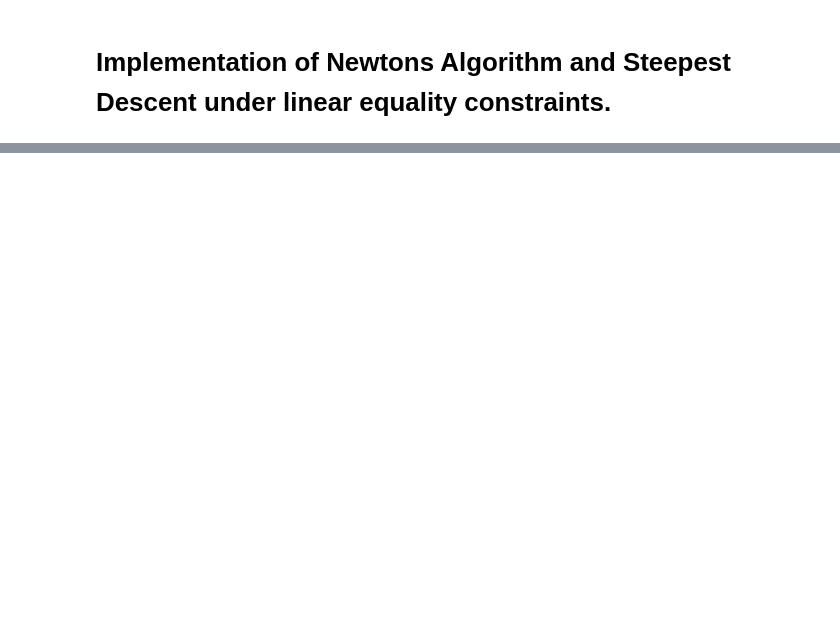
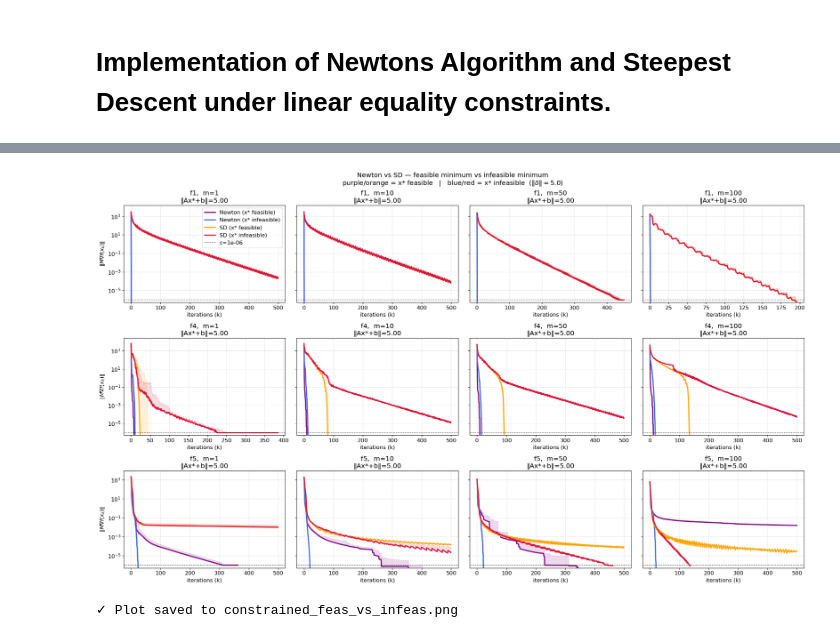
Before and after one commit to rohde01/numerical-optimization, a Jupyter notebook: Handin5/assignment.ipynb, the cells around one changed output, grey strips where cells are left out. Saved outputs shown, nothing was run; the diff lists cells and outputs as text; code cells hidden in the pictures; blank space fills up the shorter version.

```diff
--- a/Handin5/assignment.ipynb
+++ b/Handin5/assignment.ipynb
@@ -200,3 +396,68 @@ def check_feasibility(points, A, b, tol=1e-8):
+# %%
+
+# ── Comparison plot: feasible vs infeasible minimum ─────────────────────────
+#
+# Colour scheme:
+#   Newton feasible  → purple    SD feasible  → orange
+#   Newton infeasible→ blue      SD infeasible→ red
+
+plt.rcParams.update({'font.size': 12})
+
+func_names = ["f1", "f4", "f5"]
+style = {
+    ("Newton", "feas"):   dict(color="purple", ls="-",  lw=2.5, label="Newton (x* feasible)"),
+    ("Newton", "infeas"): dict(color="royalblue",  ls="-",  lw=2.5, label="Newton (x* infeasible)"),
+    ("SD",     "feas"):   dict(color="orange", ls="-",  lw=2.5, label="SD (x* feasible)"),
+    ("SD",     "infeas"): dict(color="crimson",    ls="-",  lw=2.5, label="SD (x* infeasible)"),
+}
+
+fig, axes = plt.subplots(3, 4, figsize=(22, 13), sharey='row')
+fig.suptitle(
+    "Newton vs SD — feasible minimum vs infeasible minimum\n"
+    r"purple/orange = x* feasible   |   blue/red = x* infeasible  ($\|\delta\|=$"
+    f"{SHIFT})",
+)
+
+for row, func_name in enumerate(func_names):
+    for col, m in enumerate(M_VALUES):
+        ax = axes[row, col]
+
+        for opt_name in ["Newton", "SD"]:
+            for tag, res_dict in [("feas", results_feas), ("infeas", results_infeas)]:
+                runs = res_dict[func_name][m][opt_name]
+                if not runs:
+                    continue
+                stats = aggregate_grad_norms(runs)
+                kw = style[(opt_name, tag)]
+                ax.semilogy(stats['steps'], stats['median'],
+                            color=kw['color'], linestyle=kw['ls'],
+                            linewidth=kw['lw'],
+                            label=kw['label'] if (row == 0 and col == 0) else '_nolegend_')
+                ax.fill_between(stats['steps'], stats['median'], stats['p75'],
+                                color=kw['color'], alpha=0.15, label='_nolegend_')
+
+        # annotate how far x_star is from the constraint set
+        infeas_val = infeas_log.get((func_name, m), 0.0)
+        ax.set_title(f'{func_name},  m={m}\n‖Ax*+b‖={infeas_val:.2f}')
+
+        ax.axhline(y=EPSILON, color='black', linestyle=':', linewidth=1.2,
+                   label=f'ε={EPSILON:.0e}' if (row == 0 and col == 0) else '_nolegend_')
+        ax.set_ylim(bottom=EPSILON * 0.5)
+        ax.set_xlabel('iterations (k)')
+        ax.grid(True, alpha=0.3)
+
+        if col == 0:
+            ax.set_ylabel(r'$\|M \nabla f(x_k)\|$')
+        if row == 0 and col == 0:
+            ax.legend(loc='upper right')
+
+plt.tight_layout()
+plt.savefig('constrained_feas_vs_infeas.png', dpi=150, bbox_inches='tight')
+plt.show()
+print("✓ Plot saved to constrained_feas_vs_infeas.png")
+# %% [output]
+[figure, added]
+✓ Plot saved to constrained_feas_vs_infeas.png
 # %%
 
 # ── Testing protocol (mirrors Handin4 framework) ───────────────────────────
```
Also changed, not shown: parts of 6 cells of this notebook, 2 other files.
